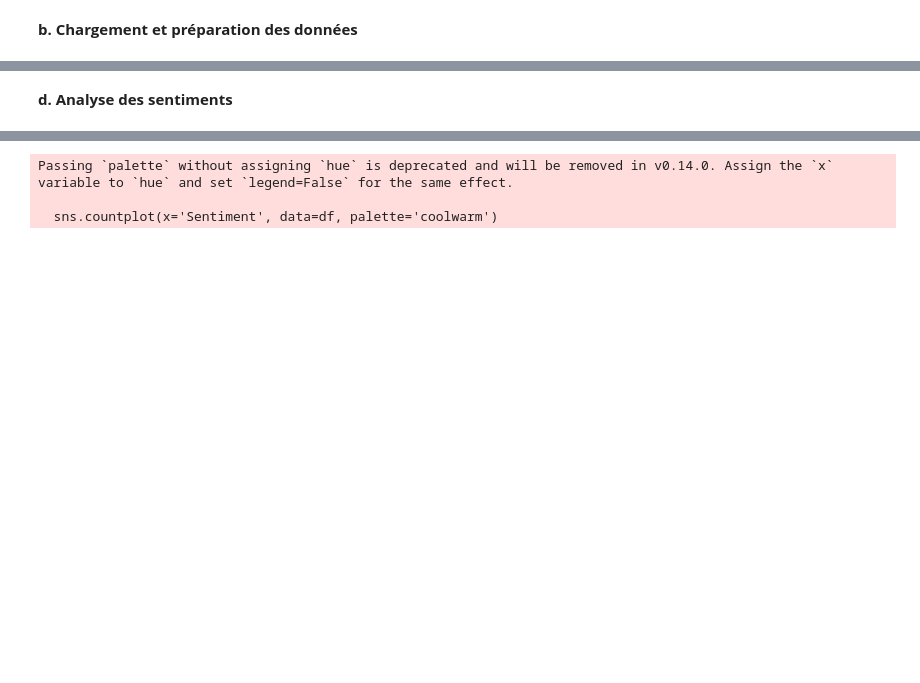
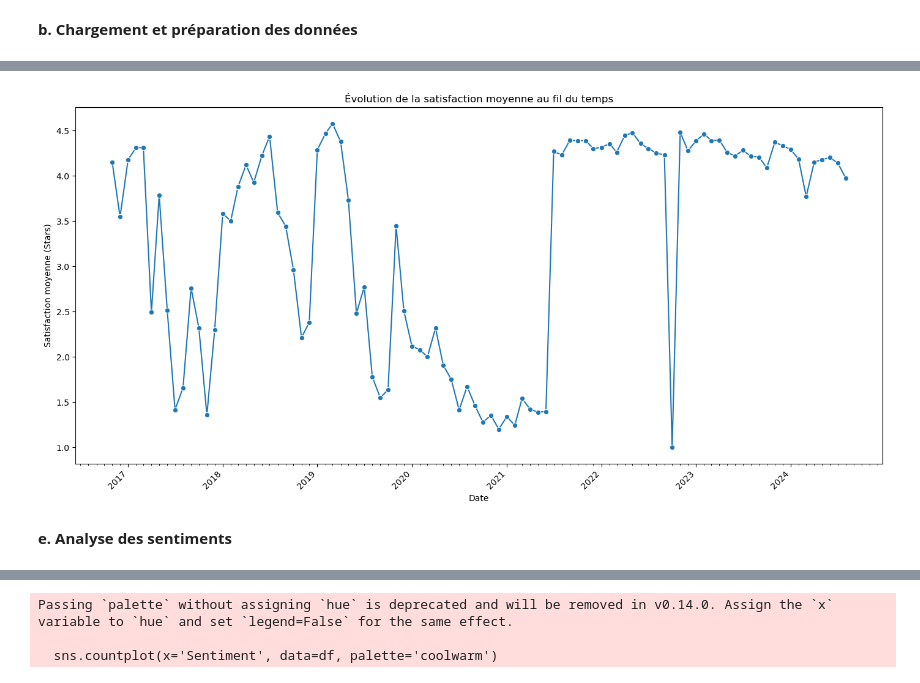
Before and after one commit to MaevaEbengue/Fashion_Nova_Brand_Desirability_Index, a Jupyter notebook: Fashion_Nova_Brand_Desirability_Index.ipynb, the cells around one changed output, grey strips where cells are left out. Drawn from its saved outputs; the diff is of its cells as text; code cells hidden in the pictures; blank space fills up the shorter version.

```diff
--- a/Fashion_Nova_Brand_Desirability_Index.ipynb
+++ b/Fashion_Nova_Brand_Desirability_Index.ipynb
@@ -125,2 +174,40 @@ Passing `palette` without assigning `hue` is deprecated and will be removed in v
+# %%
+# On regroupe les données par mois et on calcule la satisfaction moyenne pour chaque mois
+satisfaction_mensuelle = df.groupby(df['Review Date'].dt.to_period('M'))['Stars'].mean()
+
+# On convertit l'index des périodes mensuelles en dates
+satisfaction_mensuelle.index = satisfaction_mensuelle.index.to_timestamp()
+
+# On prépare les données pour Seaborn : on crée un DataFrame avec des colonnes adaptées
+df_plot = satisfaction_mensuelle.reset_index()
+df_plot.columns = ['Date', 'Satisfaction']  # Renommons les colonnes pour qu'elles soient claires
+
+# On crée notre graphique avec une taille qui permettra une bonne visibilité
+plt.figure(figsize=(14, 7))
+
+# On trace la courbe de satisfaction moyenne avec des points marqués pour chaque mois
+sns.lineplot(data=df_plot, x='Date', y='Satisfaction', marker='o')
+
+# On ajuste les dates sur l'axe X pour rendre le tout plus lisible
+ax = plt.gca()  # On récupère l'axe actuel pour le personnaliser
+ax.xaxis.set_major_locator(mdates.YearLocator())  # On met un tick principal pour chaque année
+ax.xaxis.set_minor_locator(mdates.MonthLocator())  # On ajoute des ticks mineurs pour chaque mois
+ax.xaxis.set_major_formatter(mdates.DateFormatter('%Y'))  # On formate les ticks pour afficher l'année seulement
+
+# On incline les étiquettes des dates pour qu'elles ne se chevauchent pas et soient plus lisibles
+plt.xticks(rotation=45, ha='right')
+
+# On ajoute un titre et des labels pour rendre le graphique plus compréhensible
+plt.title('Évolution de la satisfaction moyenne au fil du temps')
+plt.xlabel('Date')  # Label pour l'axe des X
+plt.ylabel('Satisfaction moyenne (Stars)')  # Label pour l'axe des Y
+
+# On ajuste les marges pour que tout soit bien visible et pas trop serré
+plt.tight_layout()
+
+# On affiche le graphique final
+plt.show()
+# %% [output]
+[figure, added]
 # %% [markdown]
-**d. Analyse des sentiments**
+**e. Analyse des sentiments**
```
Also changed, not shown: parts of 21 cells of this notebook.
